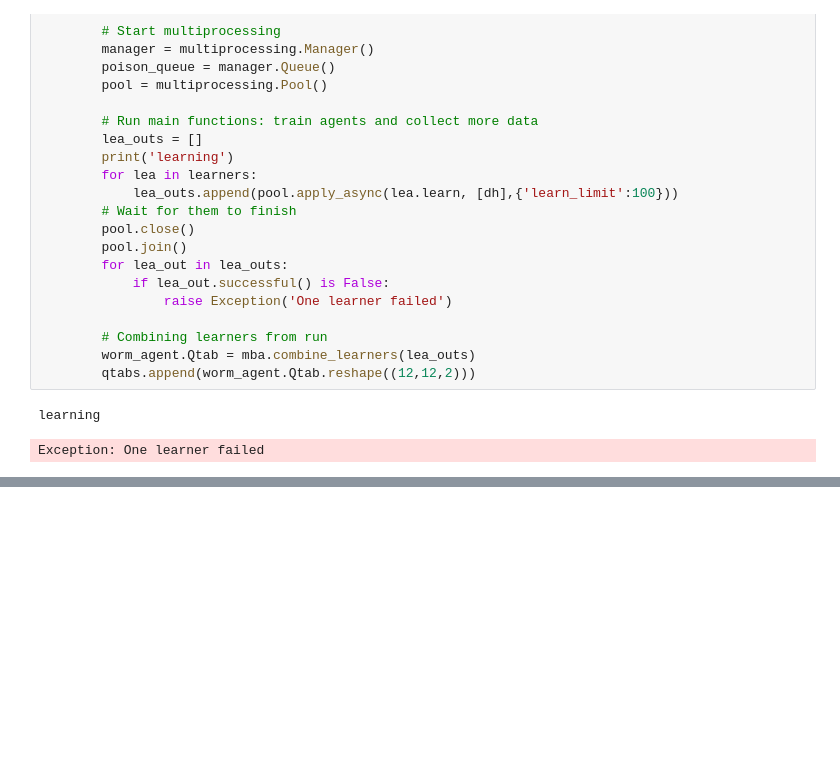
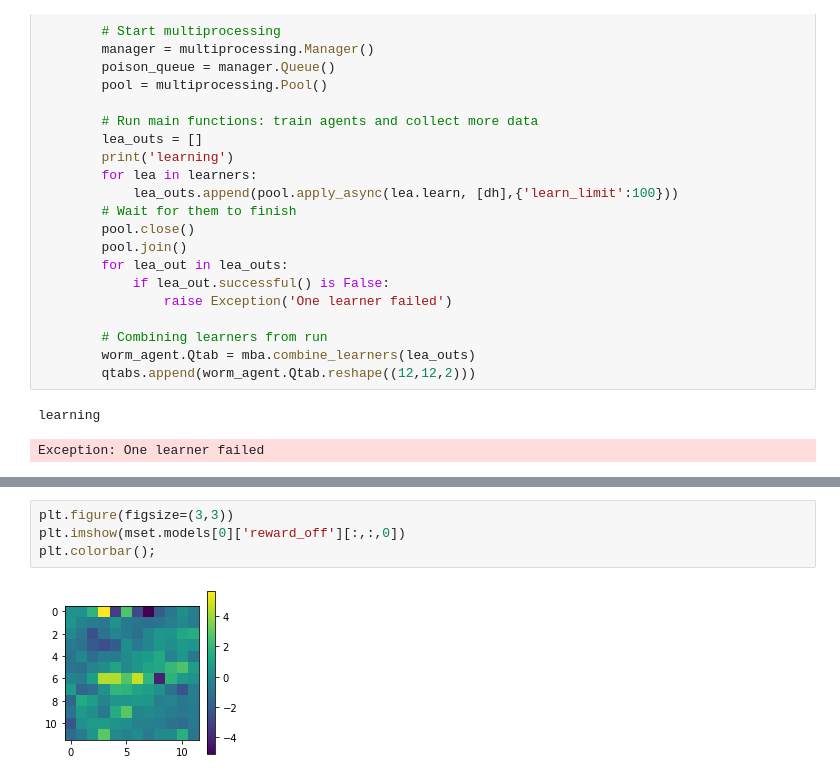
Before and after one commit to ccli3896/RLWorms, a Jupyter notebook: 12_19_homeTesting/RunMoreThings.ipynb, the cells around one changed output, grey strips where cells are left out. Drawn from its saved outputs; the diff is of its cells as text; blank space fills up the shorter version.

```diff
--- a/12_19_homeTesting/RunMoreThings.ipynb
+++ b/12_19_homeTesting/RunMoreThings.ipynb
@@ -72,0 +147,6 @@ Exception: One learner failed
+# %%
+plt.figure(figsize=(3,3))
+plt.imshow(mset.models[0]['reward_off'][:,:,0])
+plt.colorbar();
+# %% [output]
+[figure, added]
```
Also changed, not shown: parts of 22 cells of this notebook, 2 other files.
